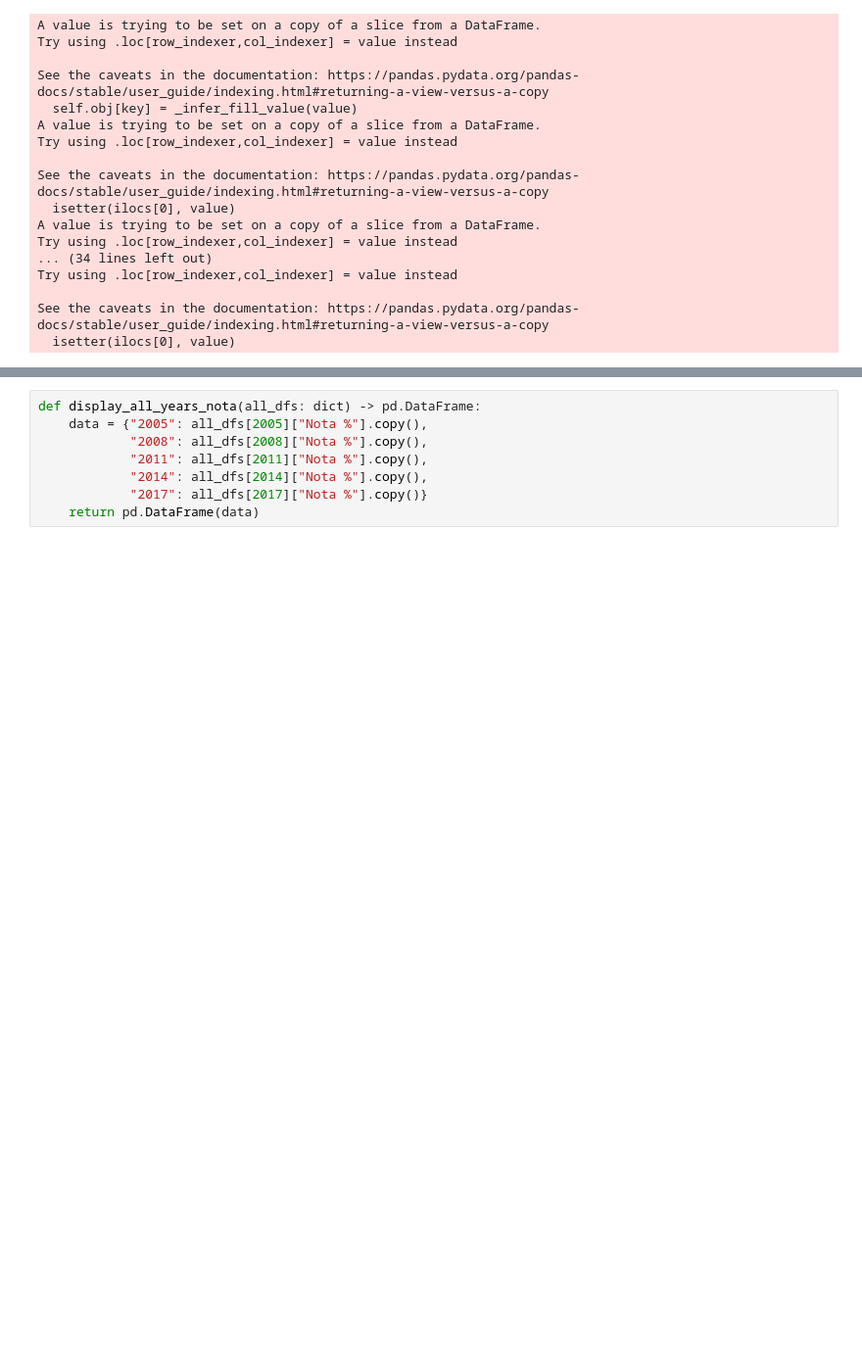
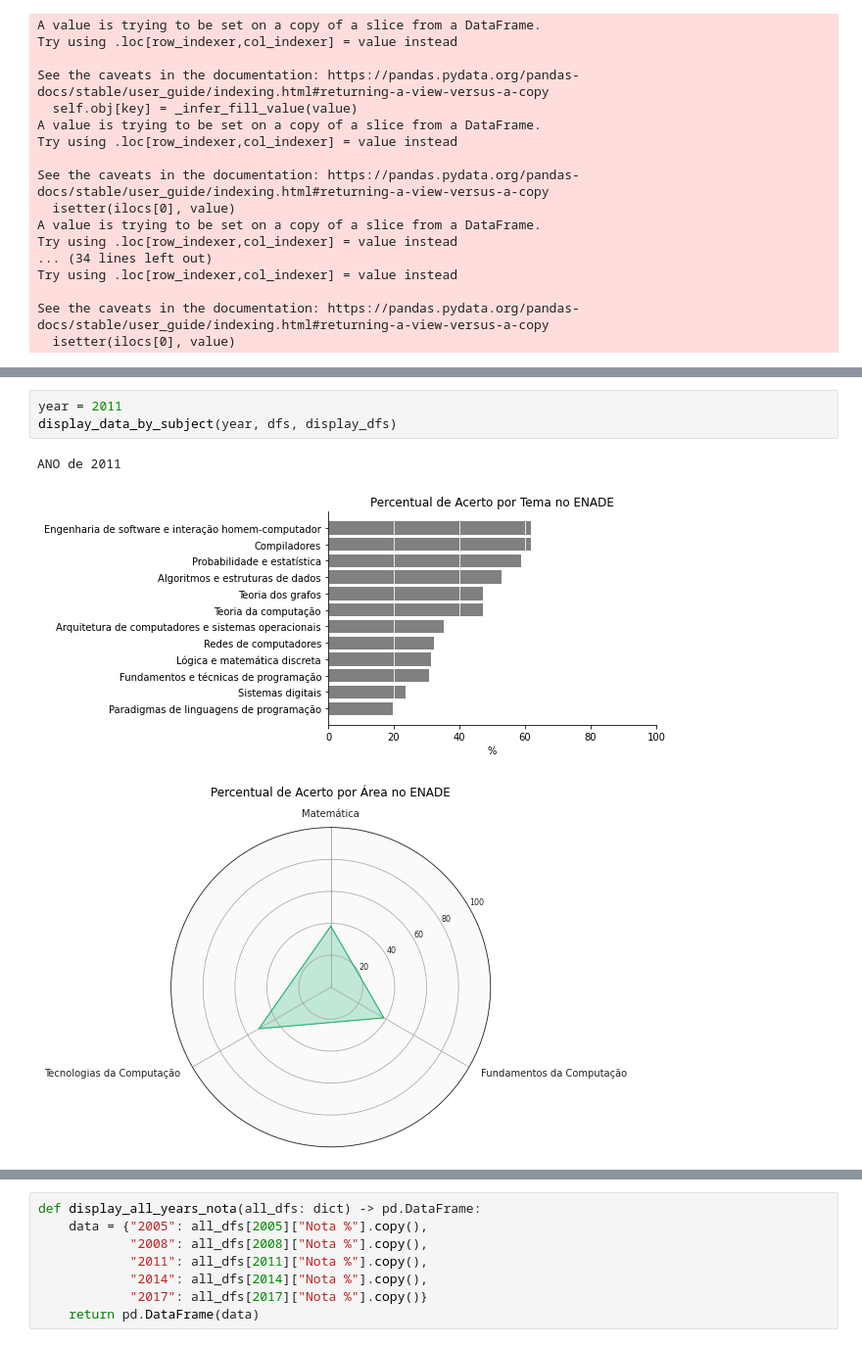
Before and after one commit to renan-cunha/KDD-Enade-Computing, a Jupyter notebook: main.ipynb, the cells around one changed output, grey strips where cells are left out. Shown at 98% size. Drawn from its saved outputs; the diff is of its cells as text; blank space fills up the shorter version.

```diff
--- a/main.ipynb
+++ b/main.ipynb
@@ -346,0 +314,7 @@ ANO de 2005
+# %%
+year = 2011
+display_data_by_subject(year, dfs, display_dfs)
+# %% [output]
+ANO de 2011
+[figure, added]
+[figure, added]
```
Also changed, not shown: parts of 15 cells of this notebook.
